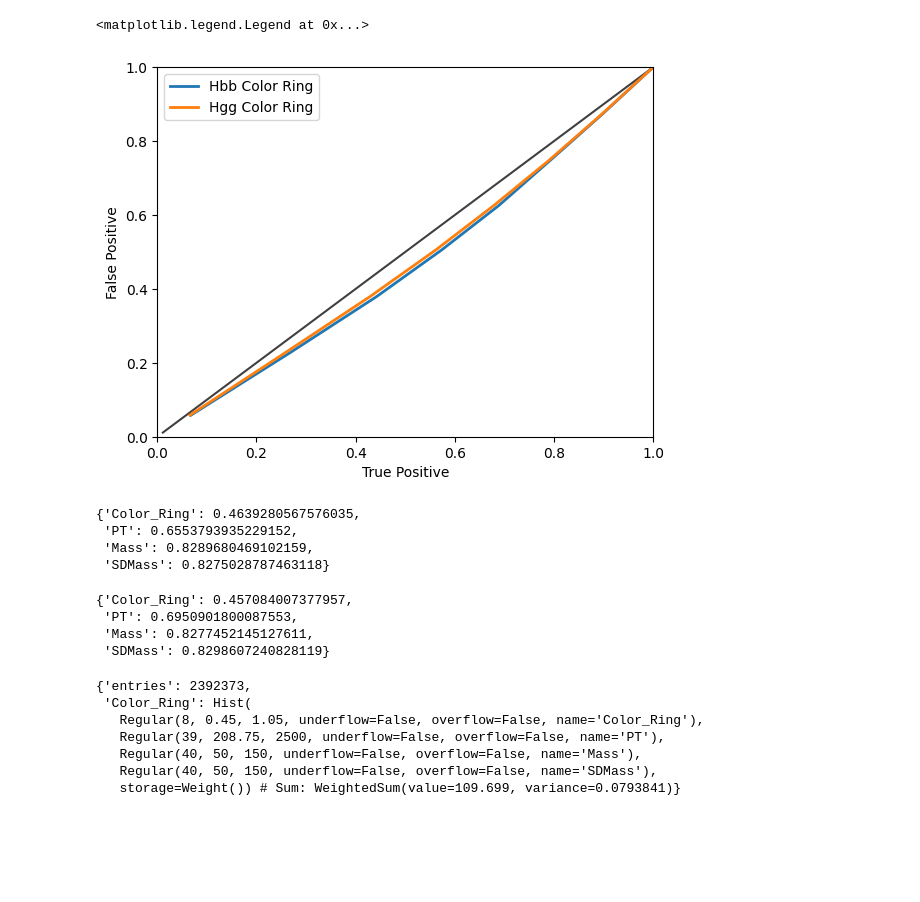
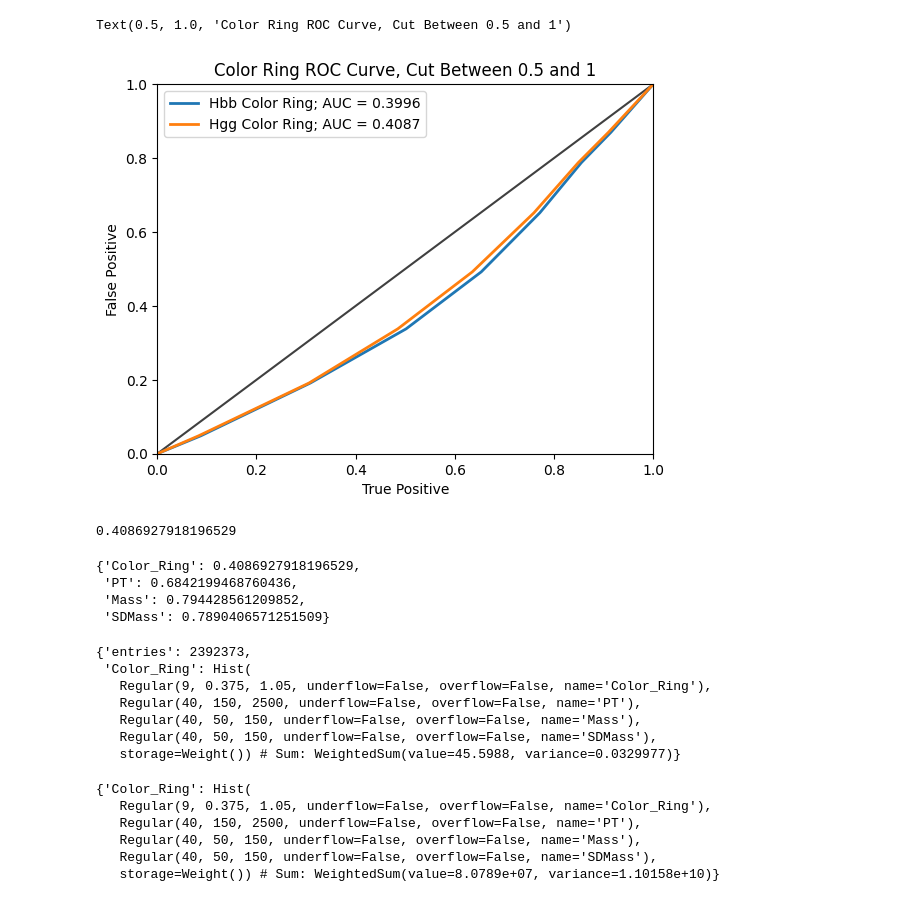
Before and after one commit to cmoore24-24/hgg, a Jupyter notebook: notebooks/stats/multiaxis/ca_multiaxis_plots.ipynb, the cells around one changed output. Cells and saved outputs as stored; diff of their text form; code cells hidden in the pictures; blank space fills up the shorter version.

Commit message:
Averaged Color Ring

```diff
--- a/notebooks/stats/multiaxis/ca_multiaxis_plots.ipynb
+++ b/notebooks/stats/multiaxis/ca_multiaxis_plots.ipynb
@@ -4,7 +4,7 @@ import matplotlib.pyplot as plt
 import pickle
 import sklearn.metrics as metrics
 # %%
-path = "../../../outputs/cr_investigations/multi_var_hists/cambridge02_pt_mass_argmax.pkl"
+path = "../../../outputs/cr_investigations/multi_var_hists/cambridge02_averaged.pkl"
 with open(path, 'rb') as f:
     cring = pickle.load(f)
 # %%
@@ -25,9 +25,9 @@ for i in range(1, len(hbb_entries)):
     hbb[hbb_entries[i]].view(flow=True)[:] *= scalesHbb
 # %%
 l = 1
-m = 41
-hgg['Color_Ring'] = hgg['Color_Ring'][6:14,l:m,:,:]
-hbb['Color_Ring'] = hbb['Color_Ring'][6:14,l:m,:,:]
+m = 14
+hgg['Color_Ring'] = hgg['Color_Ring'][5:m,:,:,:]
+hbb['Color_Ring'] = hbb['Color_Ring'][5:m,:,:,:]
 # %%
 #get the totals for each histogram
 hgg_totals_dict = {}
@@ -130,7 +130,7 @@ for i in range(1, len(entries)):
         temp_hist += qcd_dict[list(qcd_dict.keys())[j]][entries[i]]
     qcd_vars[entries[i]] = temp_hist
 # %%
-qcd_vars['Color_Ring'] = qcd_vars['Color_Ring'][6:14,l:m,:,:]
+qcd_vars['Color_Ring'] = qcd_vars['Color_Ring'][5:m,:,:,:]
 # %%
 #totals for each qcd hist
 qcd_totals_dict = {}
@@ -180,46 +180,57 @@ for i in range(0, len(hbb_keys)):
 # %%
 fig, ax = plt.subplots()
 
-ax.plot(hbb_truth_dict['Color_Ring'], qcd_false_positive_dict['Color_Ring'], linewidth=2.0, label='Hbb Color Ring')
-ax.plot(hgg_truth_dict['Color_Ring'], qcd_false_positive_dict['Color_Ring'], linewidth=2.0, label='Hgg Color Ring')
+ax.plot(hbb_truth_dict['Color_Ring'], qcd_false_positive_dict['Color_Ring'], linewidth=2.0,
+        label=f"Hbb Color Ring; AUC = {round(hbb_auc_dict['Color_Ring'], 4)}")
+ax.plot(hgg_truth_dict['Color_Ring'], qcd_false_positive_dict['Color_Ring'], linewidth=2.0,
+        label=f"Hgg Color Ring; AUC = {round(hgg_auc_dict['Color_Ring'], 4)}")
 
 plt.xlabel("True Positive")
 plt.ylabel("False Positive")
 lims = [
     np.min([ax.get_xlim(), ax.get_ylim()]),  # min of both axes
     np.max([ax.get_xlim(), ax.get_ylim()]),  # max of both axes
 ]
 ax.plot(lims, lims, 'k-', alpha=0.75, zorder=0)
 plt.xlim(0, 1)
 plt.ylim(0, 1)
 plt.legend()
+plt.title('Color Ring ROC Curve, Cut Between 0.5 and 1')
 # %% [output]
-<matplotlib.legend.Legend at 0x...>
+Text(0.5, 1.0, 'Color Ring ROC Curve, Cut Between 0.5 and 1')
-[figure, old version]
+[figure, new version]
 # %%
-hgg_auc_dict #.37297
+hgg_auc_dict['Color_Ring']
 # %% [output]
-{'Color_Ring': 0.4639280567576035,
- 'PT': 0.6553793935229152,
- 'Mass': 0.8289680469102159,
- 'SDMass': 0.8275028787463118}
+0.4086927918196529
 # %%
-hbb_auc_dict
+hgg_auc_dict
 # %% [output]
-{'Color_Ring': 0.457084007377957,
- 'PT': 0.6950901800087553,
- 'Mass': 0.8277452145127611,
- 'SDMass': 0.8298607240828119}
+{'Color_Ring': 0.4086927918196529,
+ 'PT': 0.6842199468760436,
+ 'Mass': 0.794428561209852,
+ 'SDMass': 0.7890406571251509}
+# %%
+hgg
+# %% [output]
+{'entries': 2392373,
+ 'Color_Ring': Hist(
+   Regular(9, 0.375, 1.05, underflow=False, overflow=False, name='Color_Ring'),
+   Regular(40, 150, 2500, underflow=False, overflow=False, name='PT'),
+   Regular(40, 50, 150, underflow=False, overflow=False, name='Mass'),
+   Regular(40, 50, 150, underflow=False, overflow=False, name='SDMass'),
+   storage=Weight()) # Sum: WeightedSum(value=45.5988, variance=0.0329977)}
+# %%
+qcd_vars
+# %% [output]
+{'Color_Ring': Hist(
+   Regular(9, 0.375, 1.05, underflow=False, overflow=False, name='Color_Ring'),
+   Regular(40, 150, 2500, underflow=False, overflow=False, name='PT'),
+   Regular(40, 50, 150, underflow=False, overflow=False, name='Mass'),
+   Regular(40, 50, 150, underflow=False, overflow=False, name='SDMass'),
+   storage=Weight()) # Sum: WeightedSum(value=8.0789e+07, variance=1.10158e+10)}
 # %%
-hgg
+#hgg['Color_Ring'].project('Color_Ring').to_numpy()[1][14]
-# %% [output]
-{'entries': 2392373,
- 'Color_Ring': Hist(
-   Regular(8, 0.45, 1.05, underflow=False, overflow=False, name='Color_Ring'),
-   Regular(39, 208.75, 2500, underflow=False, overflow=False, name='PT'),
-   Regular(40, 50, 150, underflow=False, overflow=False, name='Mass'),
-   Regular(40, 50, 150, underflow=False, overflow=False, name='SDMass'),
-   storage=Weight()) # Sum: WeightedSum(value=109.699, variance=0.0793841)}
 # %%
 fig, ax = plt.subplots()
 hgg['Color_Ring'].project('Color_Ring').plot1d(density=True, label='Hgg')
```
Also changed, not shown: parts of 6 cells of this notebook, 5 other files.
